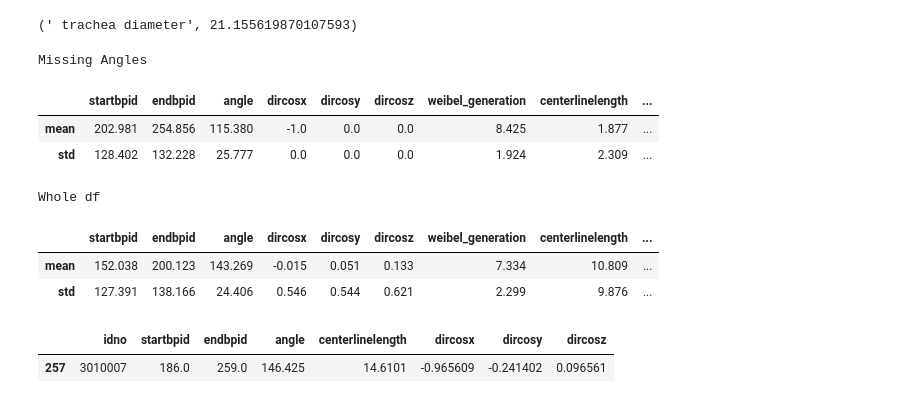
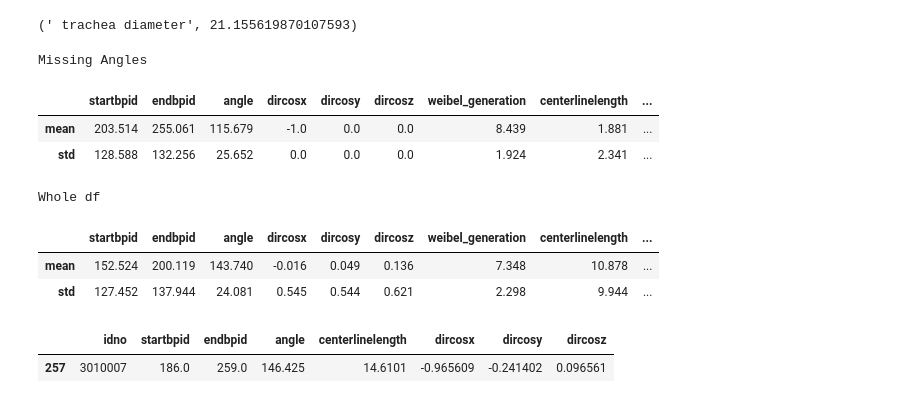
Before and after one commit to s-n-naik/airway_exploration, a Jupyter notebook: Dataloading.ipynb, the cells around one changed output. Drawn from its saved outputs; the diff is of its cells as text; code cells hidden in the pictures.

```diff
--- a/Dataloading.ipynb
+++ b/Dataloading.ipynb
@@ -195,9 +189,9 @@ test[test[('scan_problem', 'min')]!=test[('scan_problem', 'max')] ] # none - all
 | idno |  |  |  |  |
 # %%
 # remove 87 participants with marked scan problems
-df_no_scan_prob_no_orphans = df_no_orphans.loc[~(df_no_orphans.idno.isin(df_no_orphans.loc[df_no_orphans.scan_problem!=0].idno.unique()))]
+df_no_scan_prob_no_orphans_only_bi = df_no_orphans_only_bi.loc[~(df_no_orphans_only_bi.idno.isin(df_no_orphans_only_bi.loc[df_no_orphans_only_bi.scan_problem!=0].idno.unique()))]
 
-print(df_no_orphans.idno.nunique(), df_no_scan_prob_no_orphans.idno.nunique())
+print(df_no_orphans_only_bi.idno.nunique(), df_no_scan_prob_no_orphans_only_bi.idno.nunique())
 # %% [output]
 2998 2911
 # %%
@@ -215,20 +209,20 @@ Name: 0, dtype: object
 (' trachea diameter', 21.155619870107593)
 # %%
 # rows w -1s --> below shows missing angles have mean centerline length of 1.87 vs full dataset of 10.8 so v sort segments w small CSA (2.9 vs 11.8)
-missing_angles = df_no_scan_prob_no_orphans.loc[df_no_scan_prob_no_orphans.dircosx == -1][['startbpid', 'endbpid','angle','dircosx','dircosy','dircosz', 'weibel_generation', 'centerlinelength', 'avginnerarea']]
+missing_angles = df_no_scan_prob_no_orphans_only_bi.loc[df_no_scan_prob_no_orphans_only_bi.dircosx == -1][['startbpid', 'endbpid','angle','dircosx','dircosy','dircosz', 'weibel_generation', 'centerlinelength', 'avginnerarea']]
 print('Missing Angles')
 display(missing_angles.describe().loc[["mean", "std"],:].round(3))
 print('Whole df')
-display(df_no_scan_prob_no_orphans[['startbpid', 'endbpid','angle','dircosx','dircosy','dircosz', 'weibel_generation', 'centerlinelength', 'avginnerarea']].describe().loc[["mean", "std"],:].round(3))
+display(df_no_scan_prob_no_orphans_only_bi[['startbpid', 'endbpid','angle','dircosx','dircosy','dircosz', 'weibel_generation', 'centerlinelength', 'avginnerarea']].describe().loc[["mean", "std"],:].round(3))
 # %% [output]
 Missing Angles
 |  | startbpid | endbpid | angle | dircosx | dircosy | dircosz | weibel_generation | centerlinelength | ... |
-| mean | 202.981 | 254.856 | 115.380 | -1.0 | 0.0 | 0.0 | 8.425 | 1.877 | ... |
-| std | 128.402 | 132.228 | 25.777 | 0.0 | 0.0 | 0.0 | 1.924 | 2.309 | ... |
+| mean | 203.514 | 255.061 | 115.679 | -1.0 | 0.0 | 0.0 | 8.439 | 1.881 | ... |
+| std | 128.588 | 132.256 | 25.652 | 0.0 | 0.0 | 0.0 | 1.924 | 2.341 | ... |
 Whole df
 |  | startbpid | endbpid | angle | dircosx | dircosy | dircosz | weibel_generation | centerlinelength | ... |
-| mean | 152.038 | 200.123 | 143.269 | -0.015 | 0.051 | 0.133 | 7.334 | 10.809 | ... |
-| std | 127.391 | 138.166 | 24.406 | 0.546 | 0.544 | 0.621 | 2.299 | 9.876 | ... |
+| mean | 152.524 | 200.119 | 143.740 | -0.016 | 0.049 | 0.136 | 7.348 | 10.878 | ... |
+| std | 127.452 | 137.944 | 24.081 | 0.545 | 0.544 | 0.621 | 2.298 | 9.944 | ... |
 # %%
 # chevk the parents to see if the missing vectors are ok
 #df_no_orphans.loc[(df_no_orphans.dircosx == -1][['idno','startbpid', 'endbpid']] # 	3010007, 259 parent, 317 child
```
Also changed, not shown: parts of 9 cells of this notebook.
